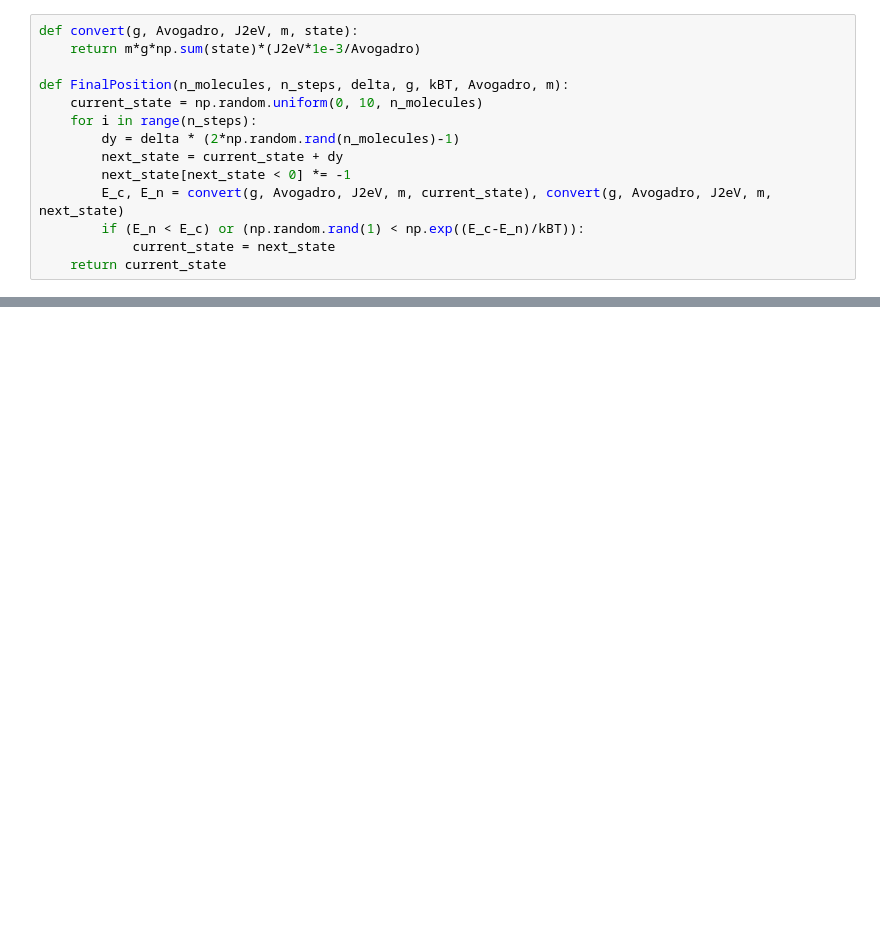
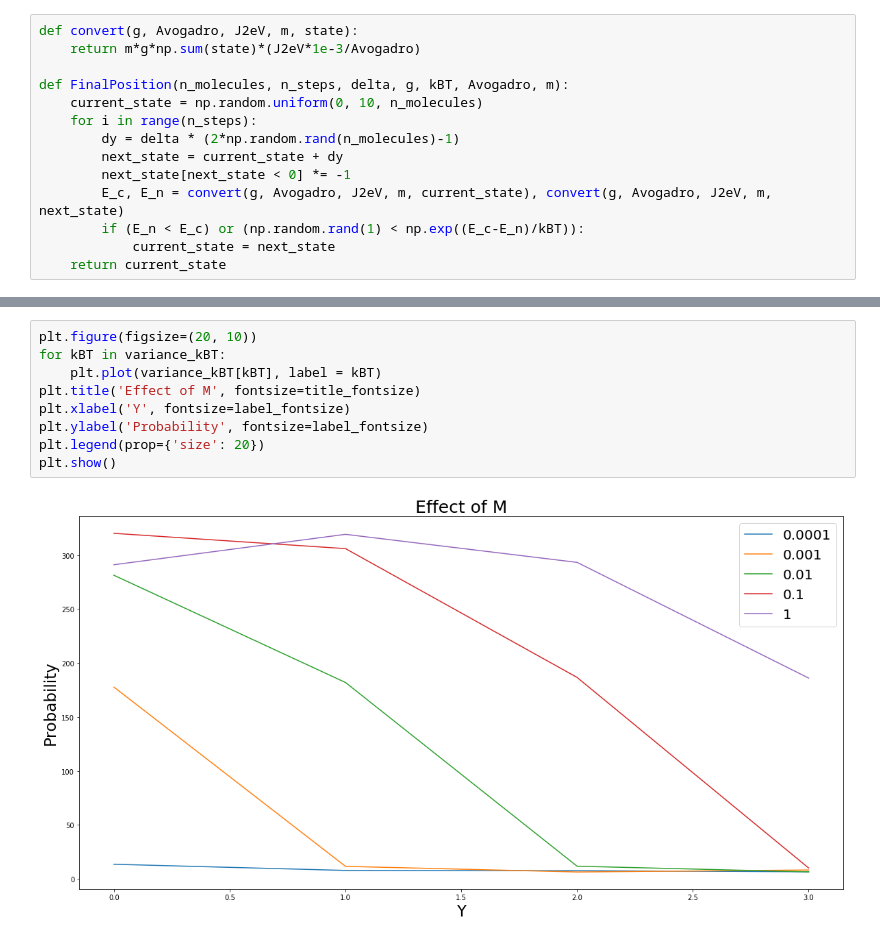
Before and after one commit to Jasonlee1995/MEU2001_MCM, a Jupyter notebook: Markov-Chain Simulation of Gas Particles.ipynb, the cells around one changed output, grey strips where cells are left out. Drawn from its saved outputs; the diff is of its cells as text; blank space fills up the shorter version.

```diff
--- a/Markov-Chain Simulation of Gas Particles.ipynb
+++ b/Markov-Chain Simulation of Gas Particles.ipynb
@@ -78,0 +89,11 @@ M : 32, kBT : 0.1  -  var : 323.6078
+# %%
+plt.figure(figsize=(20, 10))
+for kBT in variance_kBT:
+    plt.plot(variance_kBT[kBT], label = kBT)
+plt.title('Effect of M', fontsize=title_fontsize)
+plt.xlabel('Y', fontsize=label_fontsize)
+plt.ylabel('Probability', fontsize=label_fontsize)
+plt.legend(prop={'size': 20})
+plt.show()
+# %% [output]
+[figure, added]
```
Also changed, not shown: parts of 5 cells of this notebook.
